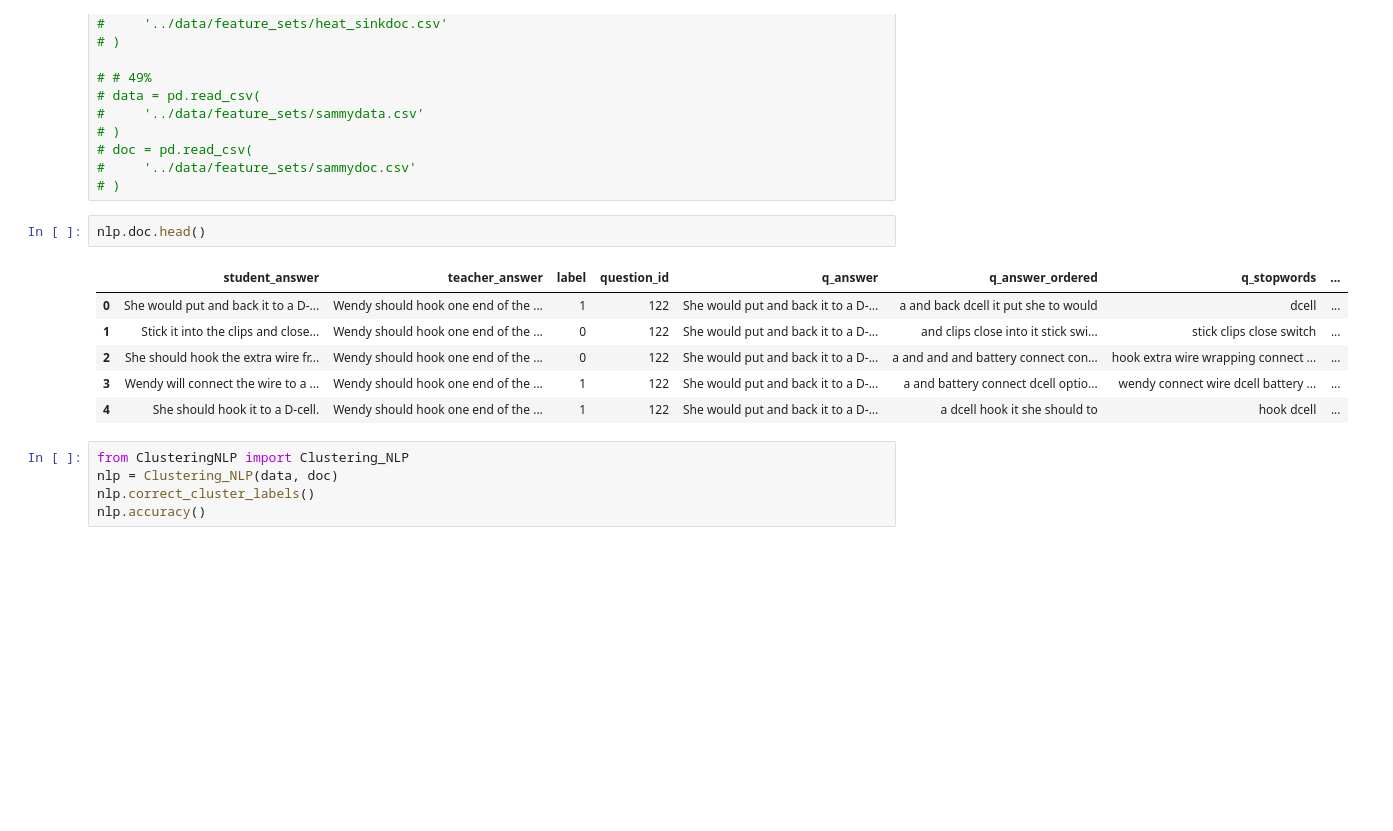
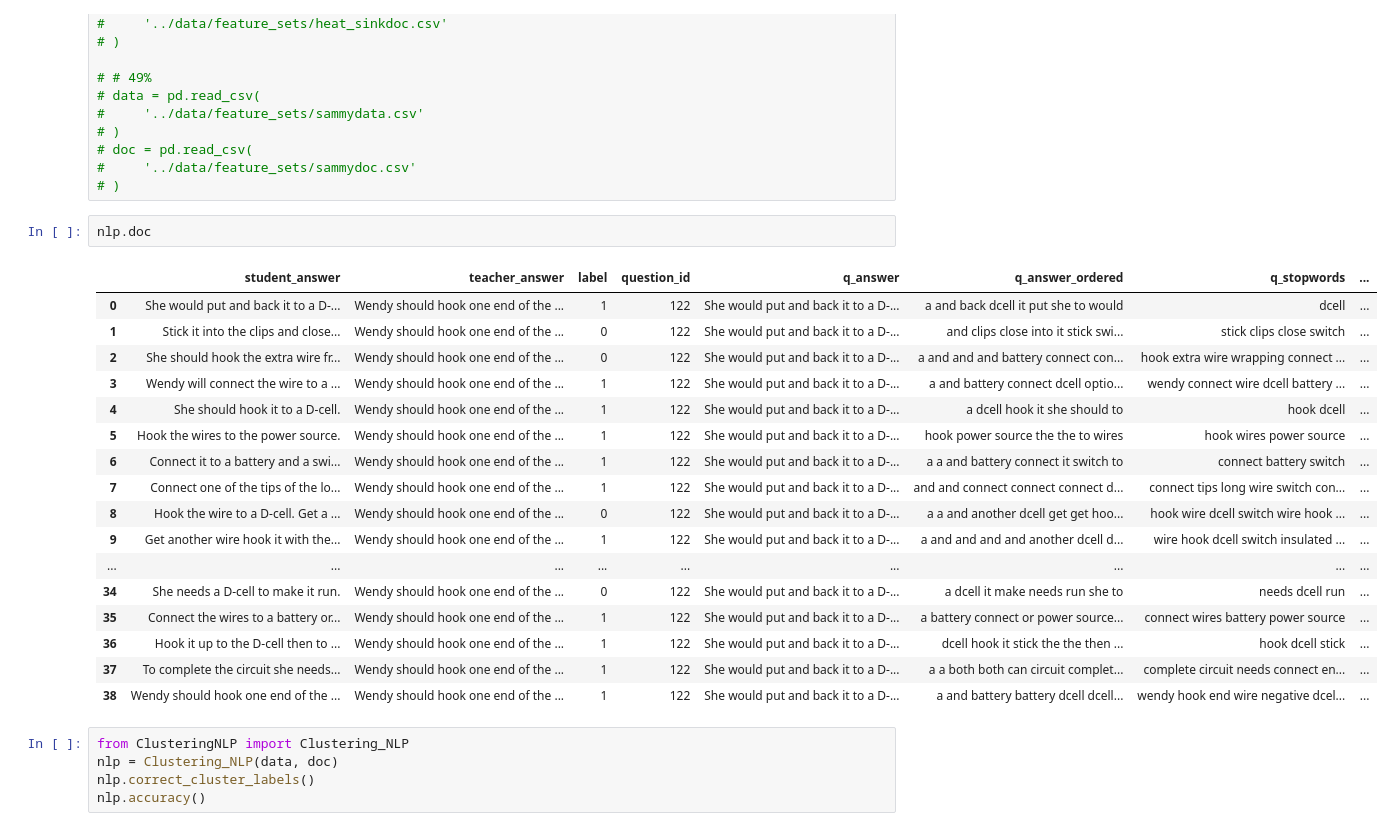
Before and after one commit to ian-mcnair/Answer_Clustering, a Jupyter notebook: step3_Modelling/clustering.ipynb, the cells around one changed output. Drawn from its saved outputs; the diff is of its cells as text; blank space fills up the shorter version.

```diff
--- a/step3_Modelling/clustering.ipynb
+++ b/step3_Modelling/clustering.ipynb
@@ -108,14 +108,25 @@ doc = pd.read_csv(
 #     '../data/feature_sets/sammydoc.csv'
 # )
 # %%
-nlp.doc.head()
+nlp.doc
 # %% [output]
 |  | student_answer | teacher_answer | label | question_id | q_answer | q_answer_ordered | q_stopwords | ... |
 | 0 | She would put and back it to a D-... | Wendy should hook one end of the ... | 1 | 122 | She would put and back it to a D-... | a and back dcell it put she to would | dcell | ... |
 | 1 | Stick it into the clips and close... | Wendy should hook one end of the ... | 0 | 122 | She would put and back it to a D-... | and clips close into it stick swi... | stick clips close switch | ... |
 | 2 | She should hook the extra wire fr... | Wendy should hook one end of the ... | 0 | 122 | She would put and back it to a D-... | a and and and battery connect con... | hook extra wire wrapping connect ... | ... |
 | 3 | Wendy will connect the wire to a ... | Wendy should hook one end of the ... | 1 | 122 | She would put and back it to a D-... | a and battery connect dcell optio... | wendy connect wire dcell battery ... | ... |
 | 4 | She should hook it to a D-cell. | Wendy should hook one end of the ... | 1 | 122 | She would put and back it to a D-... | a dcell hook it she should to | hook dcell | ... |
+| 5 | Hook the wires to the power source. | Wendy should hook one end of the ... | 1 | 122 | She would put and back it to a D-... | hook power source the the to wires | hook wires power source | ... |
+| 6 | Connect it to a battery and a swi... | Wendy should hook one end of the ... | 1 | 122 | She would put and back it to a D-... | a a and battery connect it switch to | connect battery switch | ... |
+| 7 | Connect one of the tips of the lo... | Wendy should hook one end of the ... | 1 | 122 | She would put and back it to a D-... | and and connect connect connect d... | connect tips long wire switch con... | ... |
+| 8 | Hook the wire to a D-cell. Get a ... | Wendy should hook one end of the ... | 0 | 122 | She would put and back it to a D-... | a a and another dcell get get hoo... | hook wire dcell switch wire hook ... | ... |
+| 9 | Get another wire hook it with the... | Wendy should hook one end of the ... | 1 | 122 | She would put and back it to a D-... | a and and and and another dcell d... | wire hook dcell switch insulated ... | ... |
+| ... | ... | ... | ... | ... | ... | ... | ... | ... |
+| 34 | She needs a D-cell to make it run. | Wendy should hook one end of the ... | 0 | 122 | She would put and back it to a D-... | a dcell it make needs run she to | needs dcell run | ... |
+| 35 | Connect the wires to a battery or... | Wendy should hook one end of the ... | 1 | 122 | She would put and back it to a D-... | a battery connect or power source... | connect wires battery power source | ... |
+| 36 | Hook it up to the D-cell then to ... | Wendy should hook one end of the ... | 1 | 122 | She would put and back it to a D-... | dcell hook it stick the the then ... | hook dcell stick | ... |
+| 37 | To complete the circuit she needs... | Wendy should hook one end of the ... | 1 | 122 | She would put and back it to a D-... | a a both both can circuit complet... | complete circuit needs connect en... | ... |
+| 38 | Wendy should hook one end of the ... | Wendy should hook one end of the ... | 1 | 122 | She would put and back it to a D-... | a and battery battery dcell dcell... | wendy hook end wire negative dcel... | ... |
 # %%
 from ClusteringNLP import Clustering_NLP
 nlp = Clustering_NLP(data, doc)
```
Also changed, not shown: parts of 1 cell of this notebook, 3 other files.
